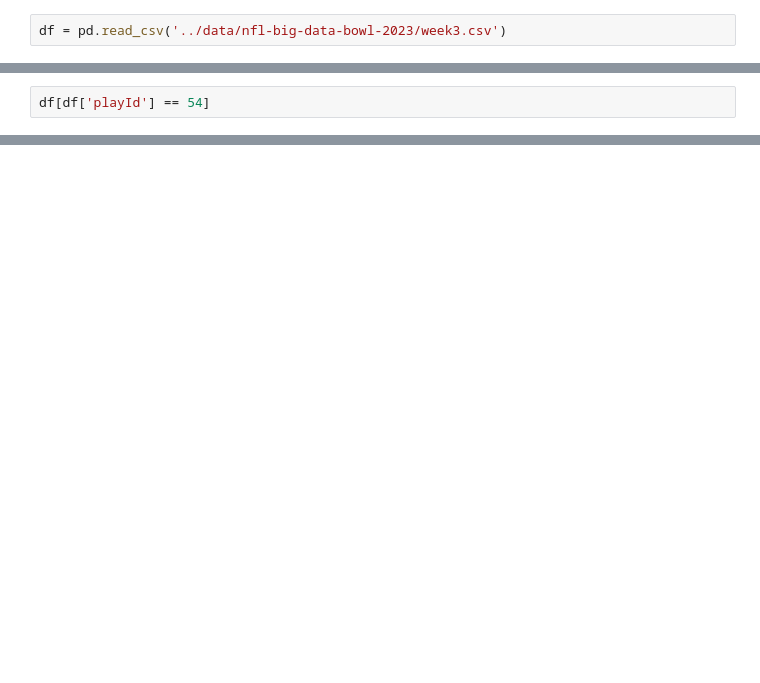
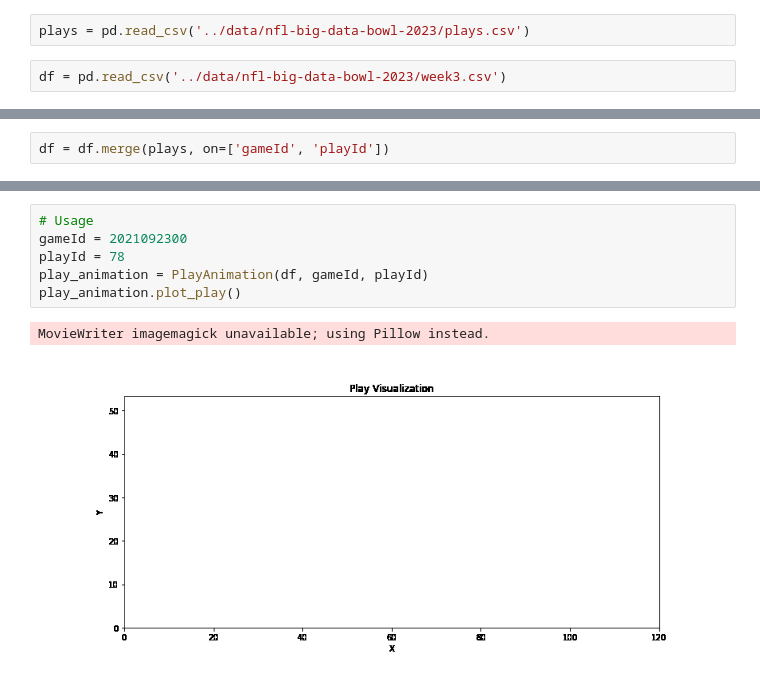
Before and after one commit to tbryan2/visualization-toolbox, a Jupyter notebook: nfl/notebooks/bigdatabowl23.ipynb, the cells around one changed output, grey strips where cells are left out. Saved outputs shown, nothing was run; the diff lists cells and outputs as text; blank space fills up the shorter version.

Commit message:
play animation

```diff
--- a/nfl/notebooks/bigdatabowl23.ipynb
+++ b/nfl/notebooks/bigdatabowl23.ipynb
@@ -33,2 +19,4 @@ def plot_play(play_data):
+# %%
+plays = pd.read_csv('../data/nfl-big-data-bowl-2023/plays.csv')
 # %%
 df = pd.read_csv('../data/nfl-big-data-bowl-2023/week3.csv')
@@ -41,2 +23,2 @@ plot_play(play_data)
 # %%
-df[df['playId'] == 54]
+df = df.merge(plays, on=['gameId', 'playId'])
@@ -56,0 +25,9 @@ df[df['playId'] == 54]
+# %%
+# Usage
+gameId = 2021092300
+playId = 78
+play_animation = PlayAnimation(df, gameId, playId)
+play_animation.plot_play()
+# %% [output]
+MovieWriter imagemagick unavailable; using Pillow instead.
+[figure, added]
```
Also changed, not shown: parts of 5 cells of this notebook, 1 other file.
